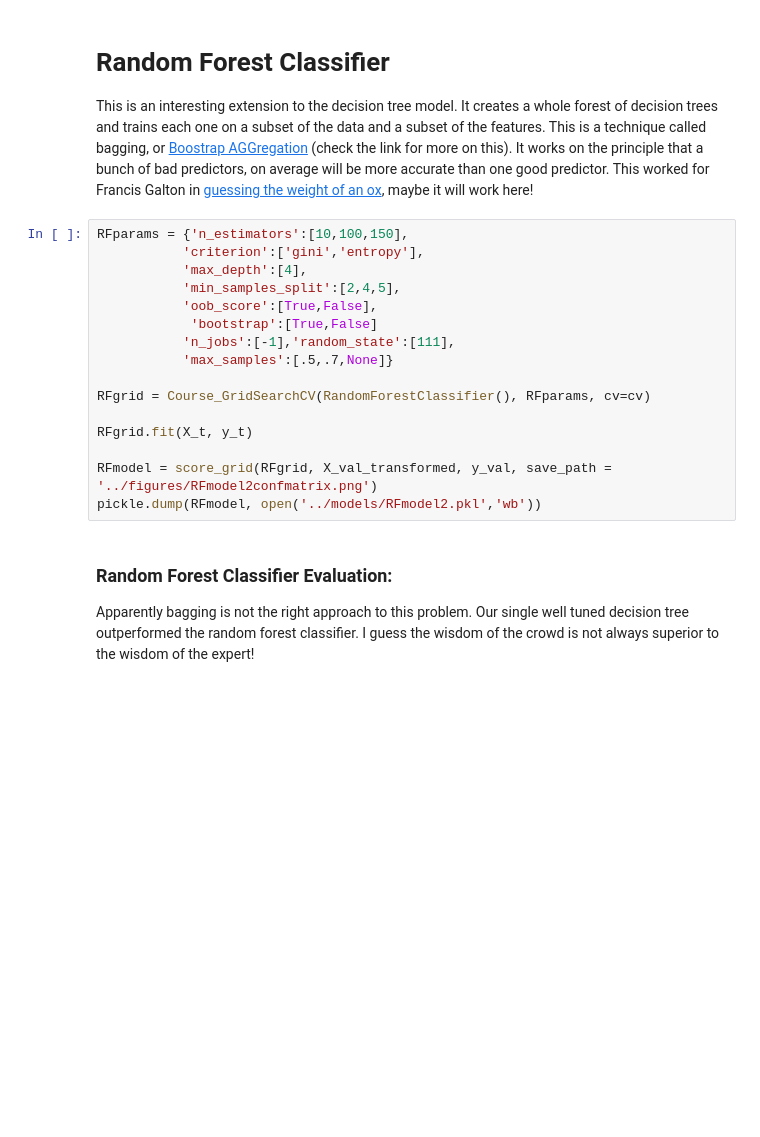
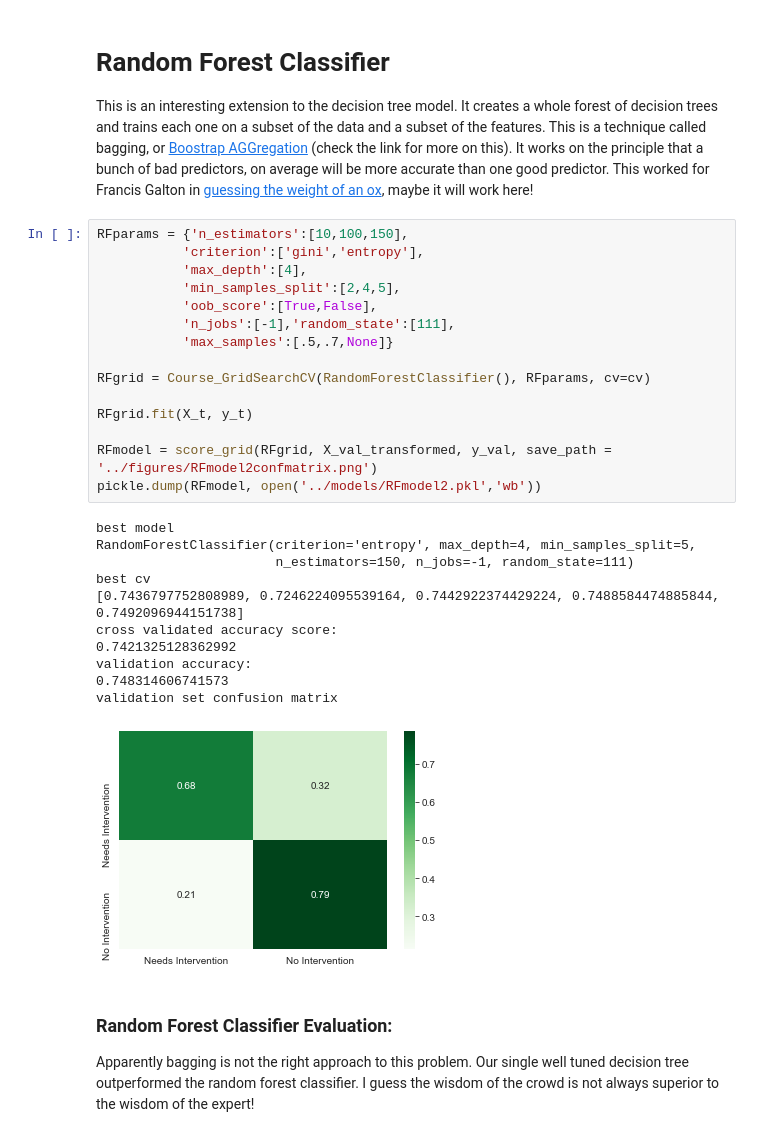
Before and after one commit to Caellwyn/ou_student_predictions, a Jupyter notebook: notebooks/shallow_modeling.ipynb, the cells around one changed output. Drawn from its saved outputs; the diff is of its cells as text; blank space fills up the shorter version.

```diff
--- a/notebooks/shallow_modeling.ipynb
+++ b/notebooks/shallow_modeling.ipynb
@@ -211,19 +211,30 @@ This is an interesting extension to the decision tree model.  It creates a whole
 # %%
 RFparams = {'n_estimators':[10,100,150],
            'criterion':['gini','entropy'],
            'max_depth':[4],
            'min_samples_split':[2,4,5],
            'oob_score':[True,False],
-            'bootstrap':[True,False]
            'n_jobs':[-1],'random_state':[111],
            'max_samples':[.5,.7,None]}
 
 RFgrid = Course_GridSearchCV(RandomForestClassifier(), RFparams, cv=cv)
 
 RFgrid.fit(X_t, y_t)
 
 RFmodel = score_grid(RFgrid, X_val_transformed, y_val, save_path = '../figures/RFmodel2confmatrix.png')
 pickle.dump(RFmodel, open('../models/RFmodel2.pkl','wb'))
+# %% [output]
+best model
+RandomForestClassifier(criterion='entropy', max_depth=4, min_samples_split=5,
+                       n_estimators=150, n_jobs=-1, random_state=111)
+best cv
+[0.7436797752808989, 0.7246224095539164, 0.7442922374429224, 0.7488584474885844, 0.7492096944151738]
+cross validated accuracy score:
+0.7421325128362992
+validation accuracy:
+0.748314606741573
+validation set confusion matrix
+[figure, added]
 # %% [markdown]
 ### Random Forest Classifier Evaluation:
 Apparently bagging is not the right approach to this problem.  Our single well tuned decision tree outperformed the random forest classifier.  I guess the wisdom of the crowd is not always superior to the wisdom of the expert!
```
Also changed, not shown: parts of 9 cells of this notebook, 15 other files.
